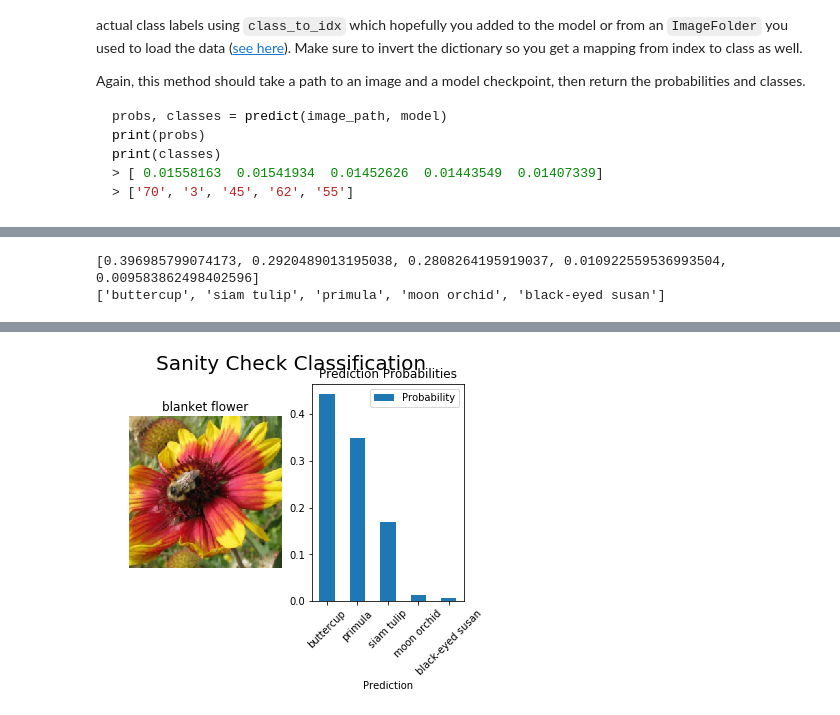
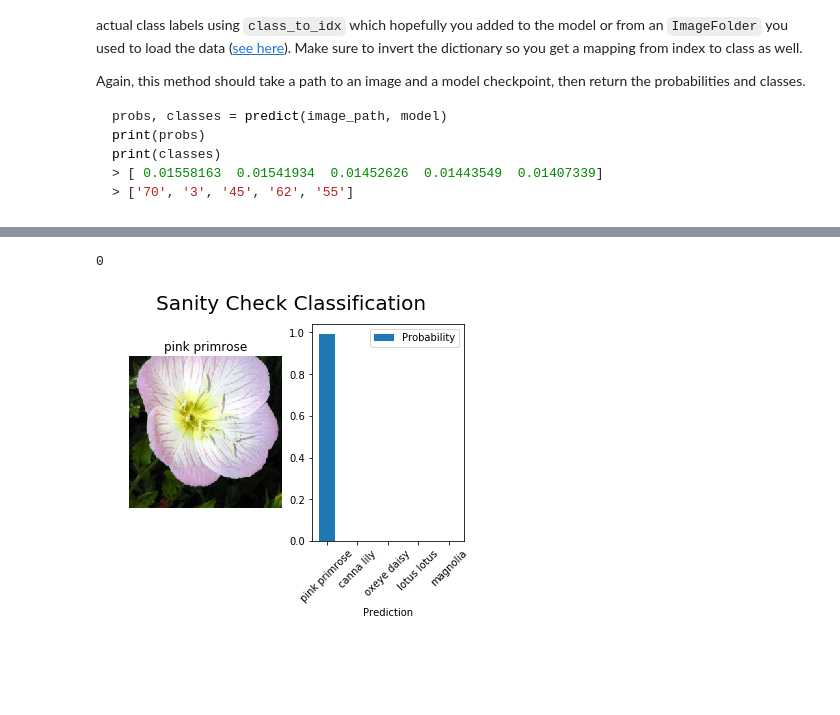
Before and after one commit to cphil124/CPhillips_Udacity_Final_Project, a Jupyter notebook: Image Classifier Project.ipynb, the cells around one changed output, grey strips where cells are left out. Saved outputs shown, nothing was run; the diff lists cells and outputs as text; code cells hidden in the pictures; blank space fills up the shorter version.

```diff
--- a/Image Classifier Project.ipynb
+++ b/Image Classifier Project.ipynb
@@ -111,13 +130,13 @@ Downloading: "https://download.pytorch.org/models/vgg19-dcbb9e9d.pth" to /root/.
 # %%
-classifier = nn.Sequential(OrderedDict([('fc1', nn.Linear(25088, 1024)),
+classifier = nn.Sequential(OrderedDict([('fc1', nn.Linear(512, 256)),
                                         ('relu', nn.ReLU()),
-                                        ('fc2', nn.Linear(1024, 524)),
+                                        ('fc2', nn.Linear(256, 128)),
                                         ('relu', nn.ReLU()),
                                         ('dropout', nn.Dropout(0.2)),
-                                        ('fc3', nn.Linear(524, 102)),
+                                        ('fc3', nn.Linear(128, 102)),
                                         ('output', nn.LogSoftmax(dim=1))
                                         ]))
 
-model.classifier = classifier
+modelres.fc = classifier
 # %%
 criterion = nn.NLLLoss()
@@ -194,4 +213,4 @@ def train_model(model, epochs, trainloader, validloader, criterion, print_every,
                       "Validation Accuracy: {:.3f}%".format((accuracy)*100))
                 model.train()
 # %%
-train_model(model, 5, trainloader, validloader, criterion, 30, optimizer, device)
+train_model(modelres, 10, trainloader, validloader, criterion, 100, optimizer, device)
@@ -253,13 +295,14 @@ At this point it's good to write a function that can load a checkpoint and rebui
 def load_checkpoint(checkpoint_path):
     checkpoint = torch.load(checkpoint_path)
 
-    model = models.vgg19(pretrained=True)
+    model = models.resnet34(pretrained=True)
 
     for param in model.parameters():
         param.requires_grad = True
 
-    model.classifier = checkpoint['classifier']
+    model.fc = checkpoint['fc']
     model.load_state_dict(checkpoint['state dict'])
+    model.class_to_idx = checkpoint['class to idx']
 
 
     model.eval()
@@ -360,6 +405,11 @@ print(classes)
 def predict(image_path, model, topk=5):
     ''' Predict the class (or classes) of an image using a trained deep learning model.
     '''
+    idx_to_class = {v : k for v, k in model.class_to_idx.items()}
+    print(idx_to_class['1'])
+
+
+    model.eval()
     model.to('cuda')
 
     img = process_image(image_path)
@@ -371,17 +421,13 @@ def predict(image_path, model, topk=5):
         ps = torch.exp(output)
 
     probs, classes = ps.topk(topk, dim=1)
-    prob_list, flow_list = [], []
-    for prob in probs[0]:
-        prob_list.append(prob.item())
-    for cls in classes[0]:
-        flow_list.append(cat_to_name[str(cls.item()+1)])
 
-
-    return prob_list, flow_list
+    topk_class = [idx_to_class[str(x.item()+1)] for x in classes[0]]
+    prob_list = [x.item() for x in probs[0]]
+    model.train()
+    return prob_list, topk_class
 
 
 
 probs, classes = predict("flowers/test/1/image_06743.jpg", new_model)
-print(test_model(new_model, testloader, device))
 # %% [output]
@@ -390,9 +435,3 @@ tensor(71.7295)
-# %%
-print(probs)
-print(classes)
-# %% [output]
-[0.396985799074173, 0.2920489013195038, 0.2808264195919037, 0.010922559536993504, 0.009583862498402596]
-['buttercup', 'siam tulip', 'primula', 'moon orchid', 'black-eyed susan']
 # %% [markdown]
 ## Sanity Checking
 
@@ -404,29 +443,33 @@ You can convert from the class integer encoding to actual flower names with the
 # %%
 def check_sanity():
     #Load sample image
     im_file = r'flowers/test/1/image_06743.jpg'
     index = im_file[13]
 
 
     #Run Classifier and get prediction data
     im = process_image(im_file)
     probs, flows = predict(im_file, new_model)
-    df = pd.DataFrame({'Probability': probs, 'Prediction': flows})
+
+    # Conversion from class indices to flower species names
+    lab_list = [cat_to_name[str(cls+1)] for cls in flows]
+
+    #Setting up of the dataframe
+    df = pd.DataFrame({'Probability': probs, 'Prediction': lab_list})
 
     # Create Figure and Axes
     fig, (ax1, ax2) = plt.subplots(1,2)
     fig.suptitle('Sanity Check Classification', fontsize = 20)
 
-    ax1.set_title(cat_to_name['100'])
+    ax1.set_title(cat_to_name['1'])
     imshow(im, ax1)
     ax1.axis('off')
 
 
-
-    ax2.set_title('Prediction Probabilities')
     df.plot.bar(x = 'Prediction', y = 'Probability', ax = ax2, color = sb.color_palette()[0], rot=45)
 
 
 check_sanity()
 # %% [output]
+0
-[figure, old version]
+[figure, new version]
```
Also changed, not shown: parts of 10 cells of this notebook, 4 other files.
